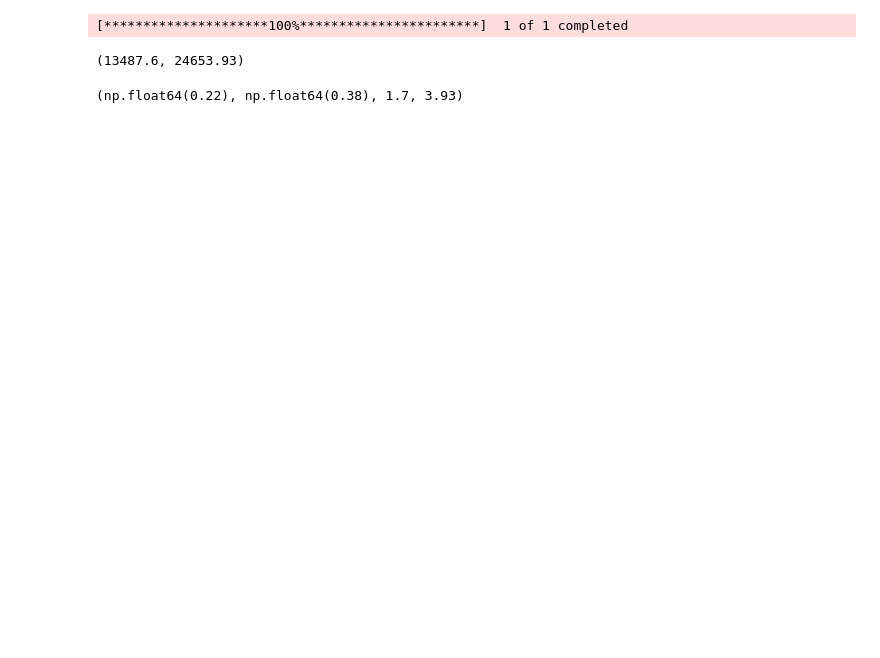
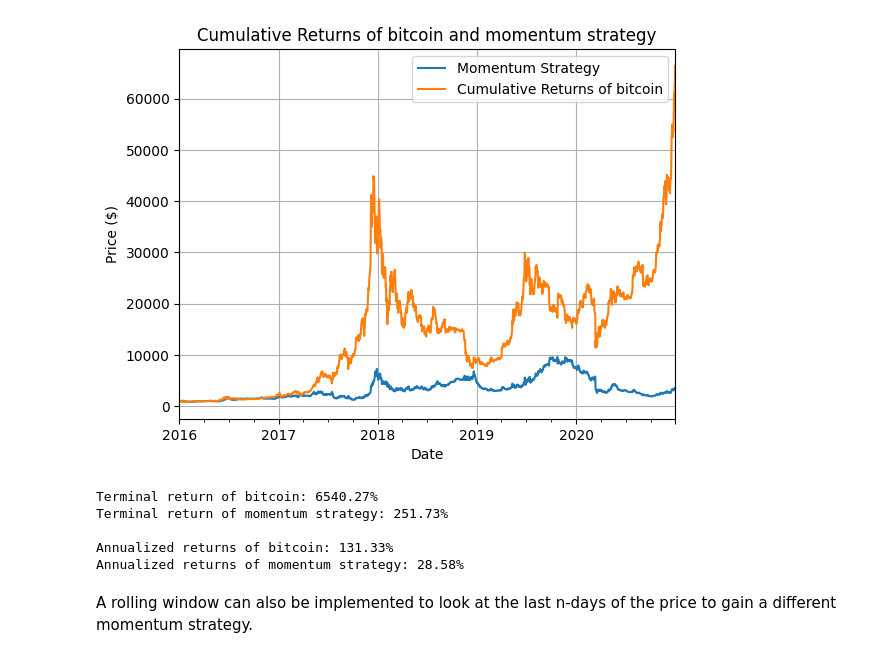
Before and after one commit to SmittyB00p/BTC-Price-Exploration, a Jupyter notebook: notebooks/momentum.ipynb, the cells around one changed output. Cells and saved outputs as stored; diff of their text form; code cells hidden in the pictures; blank space fills up the shorter version.

```diff
--- a/notebooks/momentum.ipynb
+++ b/notebooks/momentum.ipynb
@@ -55,5 +23,0 @@ amount
-# %%
-df['roc'] = talib.ROC(df['Close'], 1)
-df['atr'] = talib.ATR(df['High'], df['Low'], df['Close'])
-df['di+'] = talib.PLUS_DI(df['High'], df['Low'], df['Close'])
-df['di-'] = talib.MINUS_DI(df['High'], df['Low'], df['Close'])
@@ -274,22 +23,0 @@ df.head()
-# %%
-from utils.backtest import MomentumBacktest
-
-mombt = MomentumBacktest('BTC-USD',
-                         '2021-01-01',
-                         '2025-12-31',
-                        #  trans_cost=0.0036,
-                         amount=5000)
-# %% [output]
-[*********************100%***********************]  1 of 1 completed
-# %%
-creturns, cstrategy = mombt.strategy(momentum=2)
-
-creturns.item(), cstrategy.item()
-# %% [output]
-(13487.6, 24653.93)
-# %%
-crann, csann = mombt.get_annualized_return()
-term, term_trend = mombt.get_terminal_return()
-crann, csann, term, term_trend
-# %% [output]
-(np.float64(0.22), np.float64(0.38), 1.7, 3.93)
@@ -295,0 +26,27 @@ crann, csann, term, term_trend
+# %%
+df["position"] = np.sign(df["log_returns"])
+
+df["momentum_strat"] = df["position"].shift(1) * df["log_returns"]
+# %%
+cum_returns = np.exp(df[["momentum_strat", "log_returns"]].cumsum())*init_investment
+cum_returns.plot(kind="line")
+plt.legend(["Momentum Strategy", "Cumulative Returns of bitcoin"])
+plt.ylabel("Price ($)")
+plt.title("Cumulative Returns of bitcoin and momentum strategy")
+plt.grid(.4)
+plt.show()
+# %% [output]
+[figure, added]
+# %%
+print(f"Terminal return of bitcoin: {m.terminal_return(df['log_returns'])*100:.2f}%")
+print(f"Terminal return of momentum strategy: {m.terminal_return(df['momentum_strat'])*100:.2f}%\n")
+print(f"Annualized returns of bitcoin: {m.annualized_return(df['returns'])*100:.2f}%")
+print(f"Annualized returns of momentum strategy: {m.annualized_return(np.exp(df['momentum_strat']))*100:.2f}%")
+# %% [output]
+Terminal return of bitcoin: 6540.27%
+Terminal return of momentum strategy: 251.73%
+
+Annualized returns of bitcoin: 131.33%
+Annualized returns of momentum strategy: 28.58%
+# %% [markdown]
+A rolling window can also be implemented to look at the last n-days of the price to gain a different momentum strategy.
```
Also changed, not shown: parts of 57 cells of this notebook, 10 other files.
